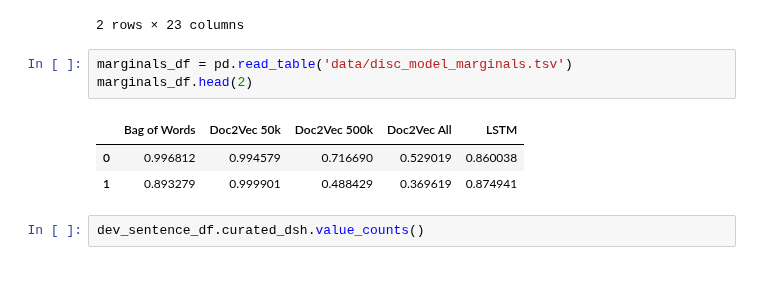
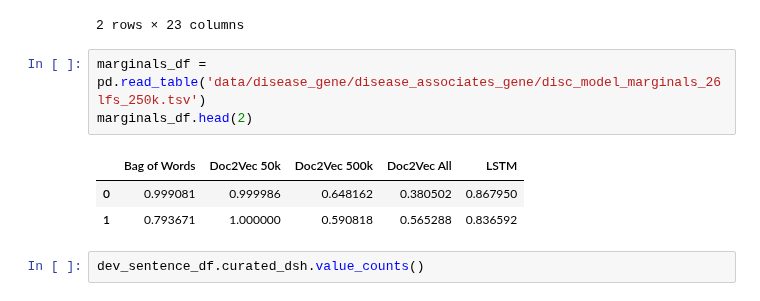
Before and after one commit to greenelab/snorkeling, a Jupyter notebook: All_Relationships/5.sentence-prediction-analysis.ipynb, the cells around one changed output. Cells and saved outputs as stored; diff of their text form.

```diff
--- a/All_Relationships/5.sentence-prediction-analysis.ipynb
+++ b/All_Relationships/5.sentence-prediction-analysis.ipynb
@@ -69,12 +69,12 @@ dev_sentence_df.head(2)
 | 18 | 235489 | non-Hodgkin's lymphomas | c-myc | DOID:0060073 | 4609 | Steady state c-myc mRNA levels de... | 0.700525 | lymphatic system cancer | MYC | ... |
 2 rows × 23 columns
 # %%
-marginals_df = pd.read_table('data/disc_model_marginals.tsv')
+marginals_df = pd.read_table('data/disease_gene/disease_associates_gene/disc_model_marginals_26lfs_250k.tsv')
 marginals_df.head(2)
 # %% [output]
 |  | Bag of Words | Doc2Vec 50k | Doc2Vec 500k | Doc2Vec All | LSTM |
-| 0 | 0.996812 | 0.994579 | 0.716690 | 0.529019 | 0.860038 |
-| 1 | 0.893279 | 0.999901 | 0.488429 | 0.369619 | 0.874941 |
+| 0 | 0.999081 | 0.999986 | 0.648162 | 0.380502 | 0.867950 |
+| 1 | 0.793671 | 1.000000 | 0.590818 | 0.565288 | 0.836592 |
 # %%
 dev_sentence_df.curated_dsh.value_counts()
 # %% [output]
```
Also changed, not shown: parts of 8 cells of this notebook, 6 other files.
